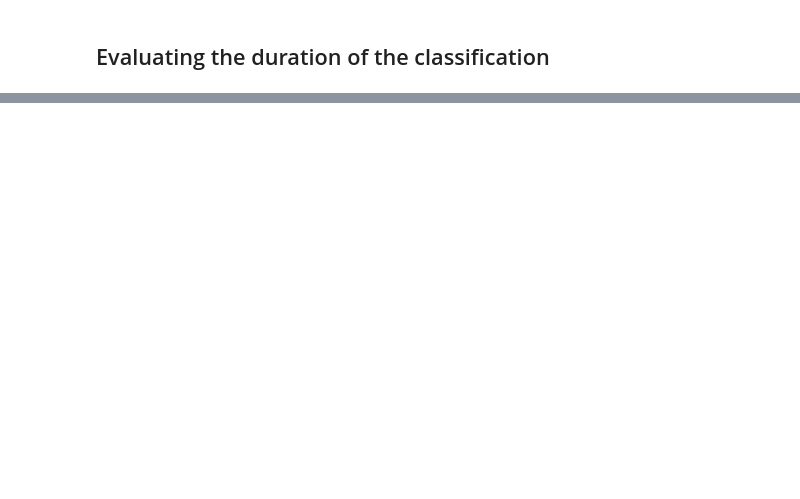
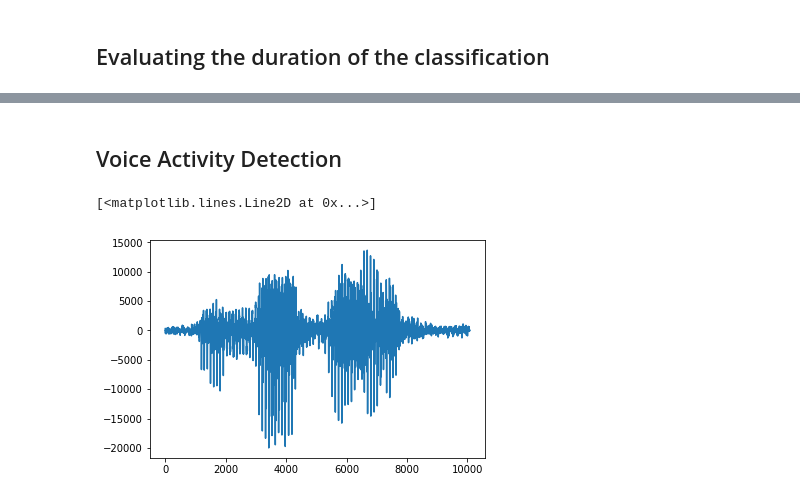
Before and after one commit to simonghrt/sir-speech-robot, a Jupyter notebook: premiere_approche_paul.ipynb, the cells around one changed output, grey strips where cells are left out. Saved outputs shown, nothing was run; the diff lists cells and outputs as text; code cells hidden in the pictures; blank space fills up the shorter version.

```diff
--- a/premiere_approche_paul.ipynb
+++ b/premiere_approche_paul.ipynb
@@ -424,0 +452,8 @@ Processed in 1.0989329814910889 seconds.
+# %% [markdown]
+## Voice Activity Detection
+# %%
+[fs, a] = read('data/enavant.wav')
+plt.plot(a)
+# %% [output]
+[<matplotlib.lines.Line2D at 0x...>]
+[figure, added]
```
Also changed, not shown: parts of 16 cells of this notebook, 1 other file.
